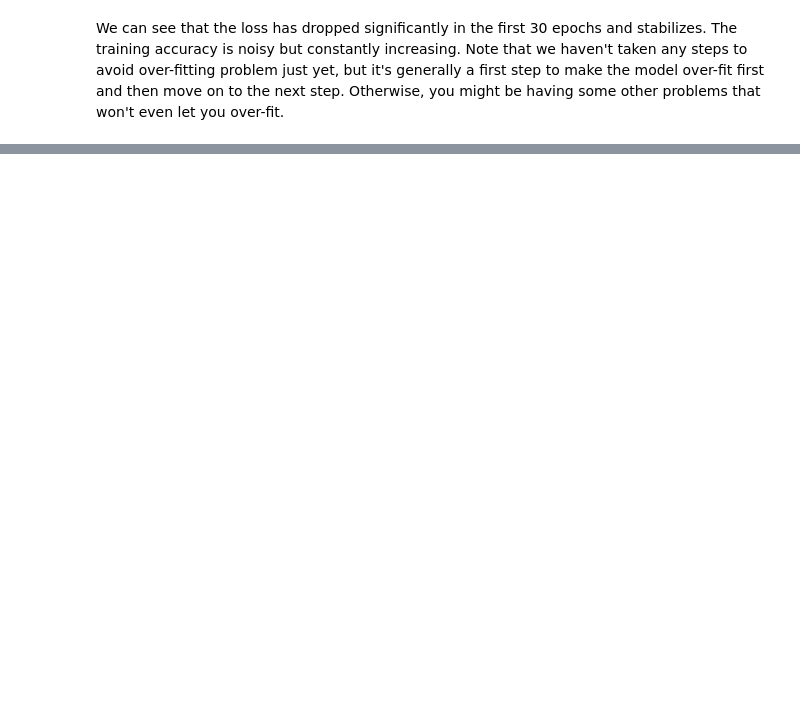
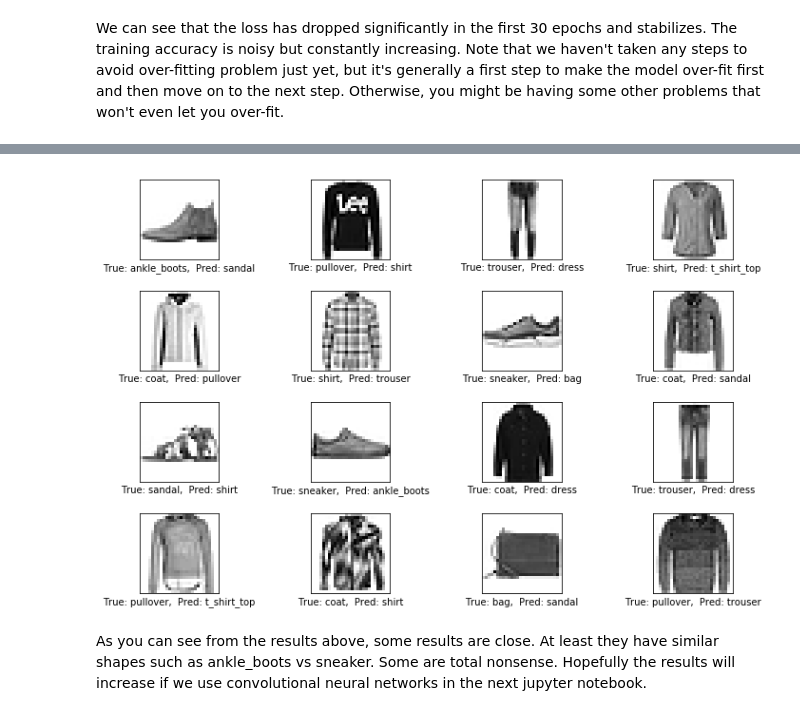
Before and after one commit to shonaka/DeepLearning, a Jupyter notebook: TF01_linear_model.ipynb, the cells around one changed output, grey strips where cells are left out. Cells and saved outputs as stored; diff of their text form; code cells hidden in the pictures; blank space fills up the shorter version.

```diff
--- a/TF01_linear_model.ipynb
+++ b/TF01_linear_model.ipynb
@@ -288,0 +307,33 @@ We can see that the loss has dropped significantly in the first 30 epochs and st
+# %%
+# Defining a helper function to plot misclassified images
+def plot_example_errors():
+    """
+
+    Plot misclassified images with true and predicted labels.
+
+    """
+    # Inverse the label
+    incorrect = (true_label == False)
+
+    # Get the misclassified images
+    miss_class_images = data.test.images[incorrect]
+
+    # Extract predicted labels for the misclassified images
+    class_pred = pred_label[incorrect]
+
+    # Extract true labels like the same
+    class_true = data.test.cls[incorrect]
+
+    # Use the helper function you made before to plot them
+    plt_image_labels(images=miss_class_images[0:16],
+                     num_row=4,
+                     num_col=4,
+                     class_true=class_true[0:16],
+                     class_pred=class_pred[0:16])
+# %%
+# Call the helper function
+plot_example_errors()
+# %% [output]
+[figure, added]
+# %% [markdown]
+As you can see from the results above, some results are close. At least they have similar shapes such as ankle_boots vs sneaker. Some are total nonsense. Hopefully the results will increase if we use convolutional neural networks in the next jupyter notebook.
```
Also changed, not shown: parts of 6 cells of this notebook.
